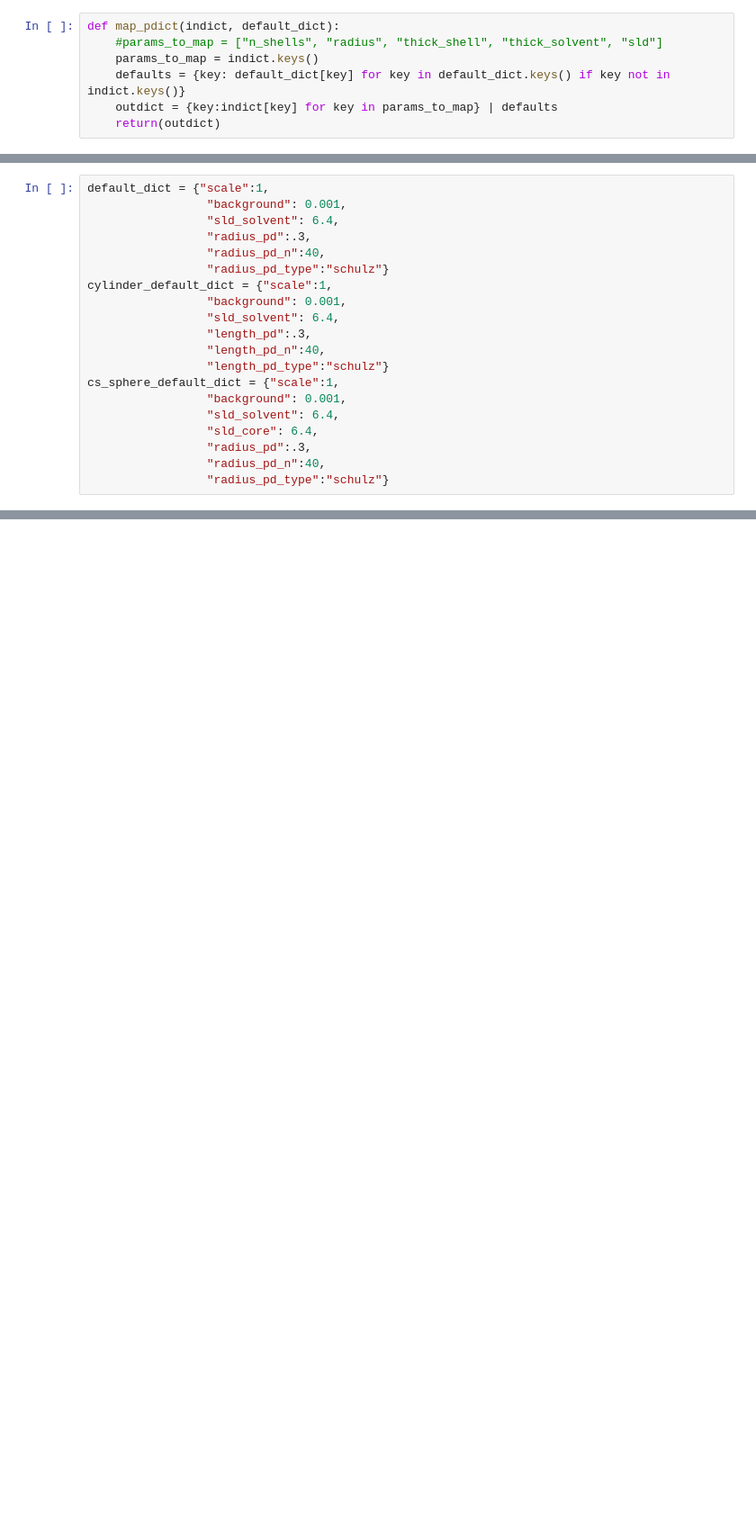
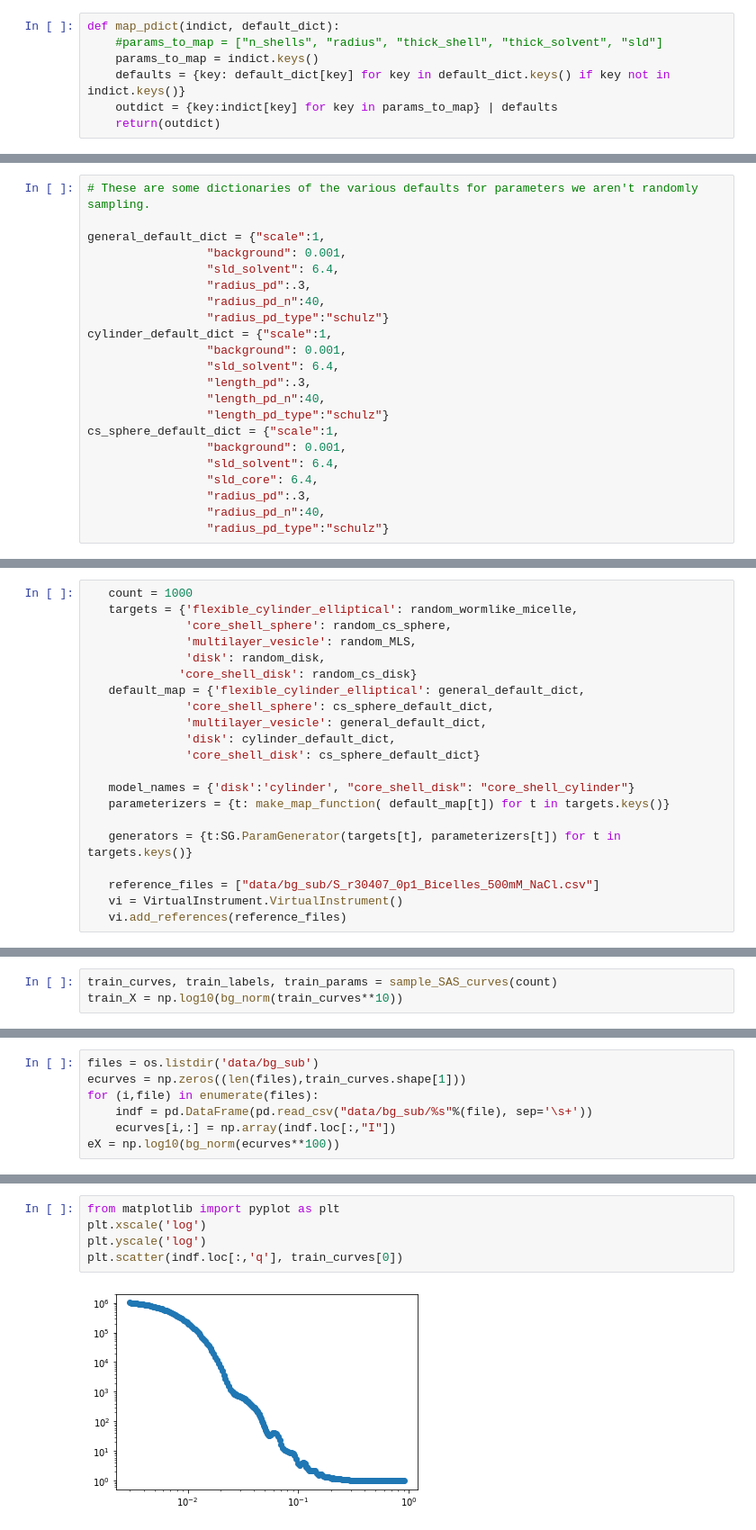
Before and after one commit to grahamWroberts/SASML2.0, a Jupyter notebook: retrain.ipynb, the cells around one changed output, grey strips where cells are left out. Shown at 90% size. Drawn from its saved outputs; the diff is of its cells as text; blank space fills up the shorter version.

```diff
--- a/retrain.ipynb
+++ b/retrain.ipynb
@@ -81,5 +154,7 @@ def map_pdict(indict, default_dict):
 # %%
-default_dict = {"scale":1,
+# These are some dictionaries of the various defaults for parameters we aren't randomly sampling.
+
+general_default_dict = {"scale":1,
                  "background": 0.001,
                  "sld_solvent": 6.4,
                  "radius_pd":.3,
@@ -100,0 +243,21 @@ cs_sphere_default_dict = {"scale":1,
+# %%
+   count = 1000
+   targets = {'flexible_cylinder_elliptical': random_wormlike_micelle,
+              'core_shell_sphere': random_cs_sphere,
+              'multilayer_vesicle': random_MLS,
+              'disk': random_disk,
+             'core_shell_disk': random_cs_disk}
+   default_map = {'flexible_cylinder_elliptical': general_default_dict,
+              'core_shell_sphere': cs_sphere_default_dict,
+              'multilayer_vesicle': general_default_dict,
+              'disk': cylinder_default_dict,
+              'core_shell_disk': cs_sphere_default_dict}
+
+   model_names = {'disk':'cylinder', "core_shell_disk": "core_shell_cylinder"}
+   parameterizers = {t: make_map_function( default_map[t]) for t in targets.keys()}
+
+   generators = {t:SG.ParamGenerator(targets[t], parameterizers[t]) for t in targets.keys()}
+
+   reference_files = ["data/bg_sub/S_r30407_0p1_Bicelles_500mM_NaCl.csv"]
+   vi = VirtualInstrument.VirtualInstrument()
+   vi.add_references(reference_files)
@@ -100,0 +275,3 @@ cs_sphere_default_dict = {"scale":1,
+# %%
+train_curves, train_labels, train_params = sample_SAS_curves(count)
+train_X = np.log10(bg_norm(train_curves**10))
@@ -100,0 +436,7 @@ cs_sphere_default_dict = {"scale":1,
+# %%
+files = os.listdir('data/bg_sub')
+ecurves = np.zeros((len(files),train_curves.shape[1]))
+for (i,file) in enumerate(files):
+    indf = pd.DataFrame(pd.read_csv("data/bg_sub/%s"%(file), sep='\s+'))
+    ecurves[i,:] = np.array(indf.loc[:,"I"])
+eX = np.log10(bg_norm(ecurves**100))
@@ -100,0 +458,7 @@ cs_sphere_default_dict = {"scale":1,
+# %%
+from matplotlib import pyplot as plt
+plt.xscale('log')
+plt.yscale('log')
+plt.scatter(indf.loc[:,'q'], train_curves[0])
+# %% [output]
+[figure, added]
```
Also changed, not shown: parts of 32 cells of this notebook.
